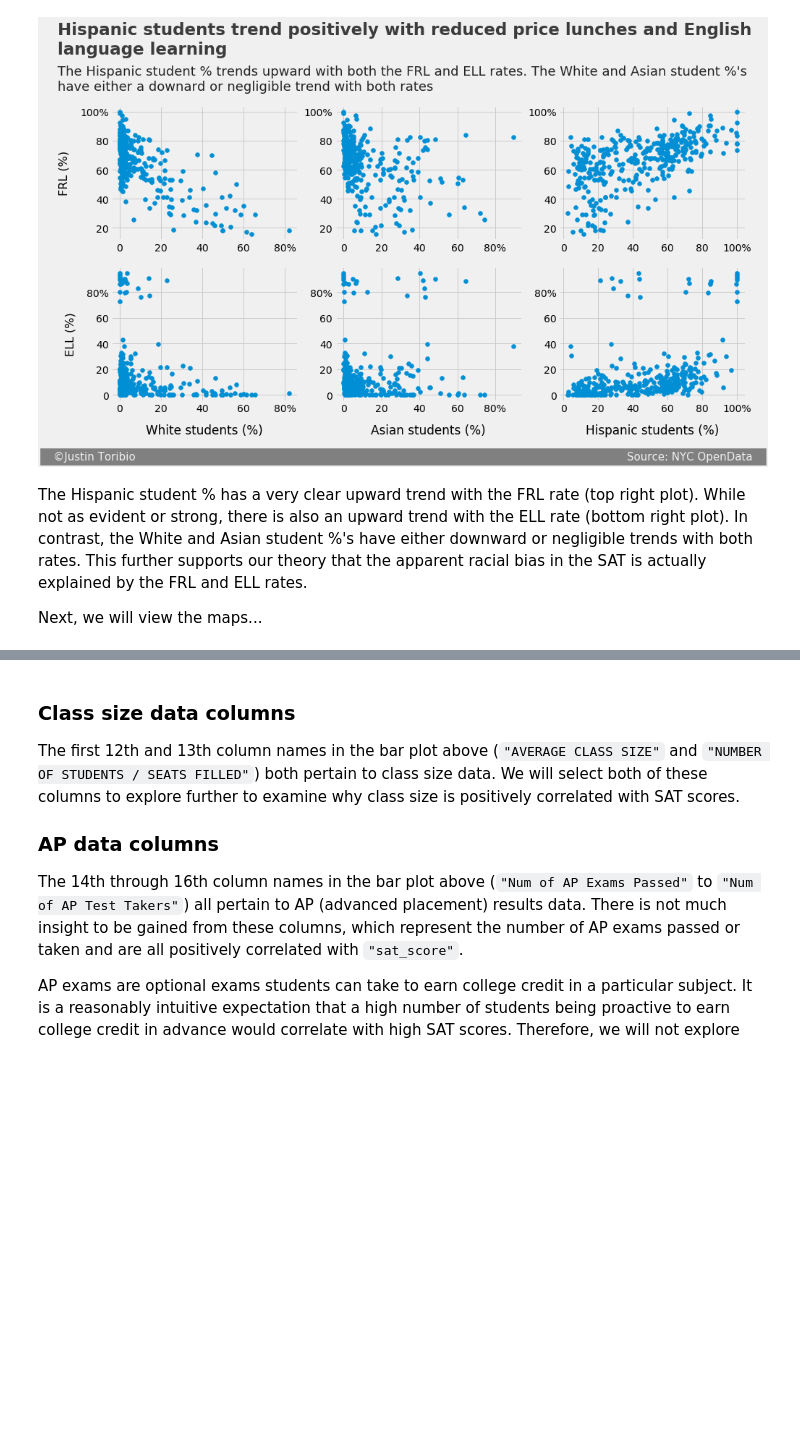
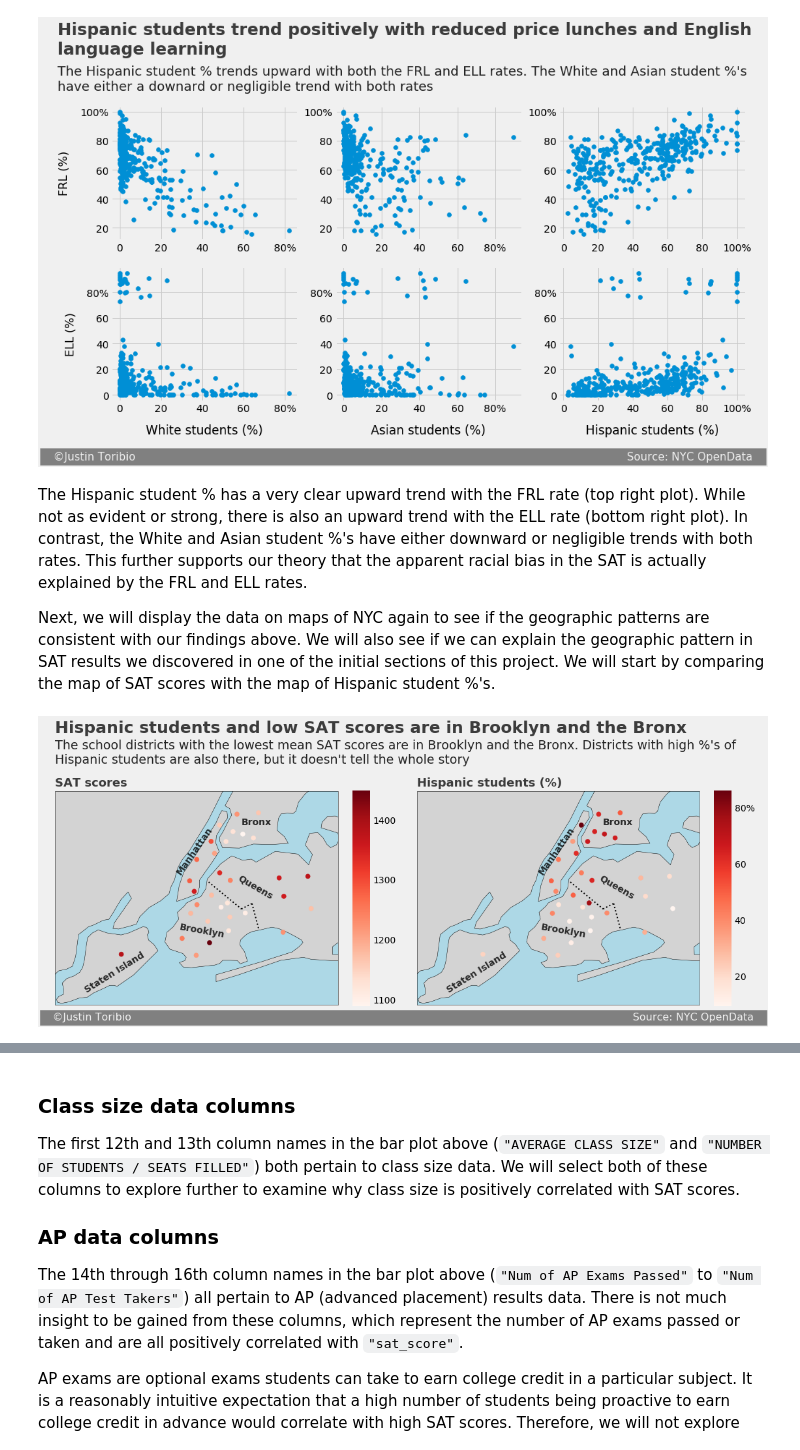
Before and after one commit to JustinToribio/analyzing-the-sat, a Jupyter notebook: notebooks/1.0-jt-analyze-the-sat.ipynb, the cells around one changed output, grey strips where cells are left out. Cells and saved outputs as stored; diff of their text form; code cells hidden in the pictures; blank space fills up the shorter version.

```diff
--- a/notebooks/1.0-jt-analyze-the-sat.ipynb
+++ b/notebooks/1.0-jt-analyze-the-sat.ipynb
@@ -834,4 +834,22 @@ plt.show()
 # %% [markdown]
 The Hispanic student % has a very clear upward trend with the FRL rate (top right plot).  While not as evident or strong, there is also an upward trend with the ELL rate (bottom right plot).  In contrast, the White and Asian student %'s have either downward or negligible trends with both rates.  This further supports our theory that the apparent racial bias in the SAT is actually explained by the FRL and ELL rates.
 
-Next, we will view the maps...
+Next, we will display the data on maps of NYC again to see if the geographic patterns are consistent with our findings above.  We will also see if we can explain the geographic pattern in SAT results we discovered in one of the initial sections of this project.  We will start by comparing the map of SAT scores with the map of Hispanic student %'s.
+# %%
+# Assign the title and subtitle of the map plot to variables.
+title = "Hispanic students and low SAT scores are in Brooklyn and the Bronx"
+subtitle = ("The school districts with the lowest mean SAT scores are in"
+            " Brooklyn and the Bronx. Districts with high %'s of\n"
+            "Hispanic students are also there, but it doesn't tell the whole"
+            " story")
+
+# Create and display the side by side map plot.
+create_nyc_map("sat_score", "hispanic_per", title=title,
+               title_y_adj=.01, subtitle=subtitle, subtitle_y_adj=.04,
+               sig_space_adj=148, map_title_1="SAT scores",
+               map_title_2="Hispanic students (%)",
+               colorbar_ticks_1=[1100, 1200, 1300, 1400],
+               colorbar_ticks_2=[20, 40, 60, 80],
+               colorbar_tick_labels_2=[20, 40, 60, "80%"])
+# %% [output]
+[figure, added]
```
Also changed, not shown: parts of 8 cells of this notebook.
